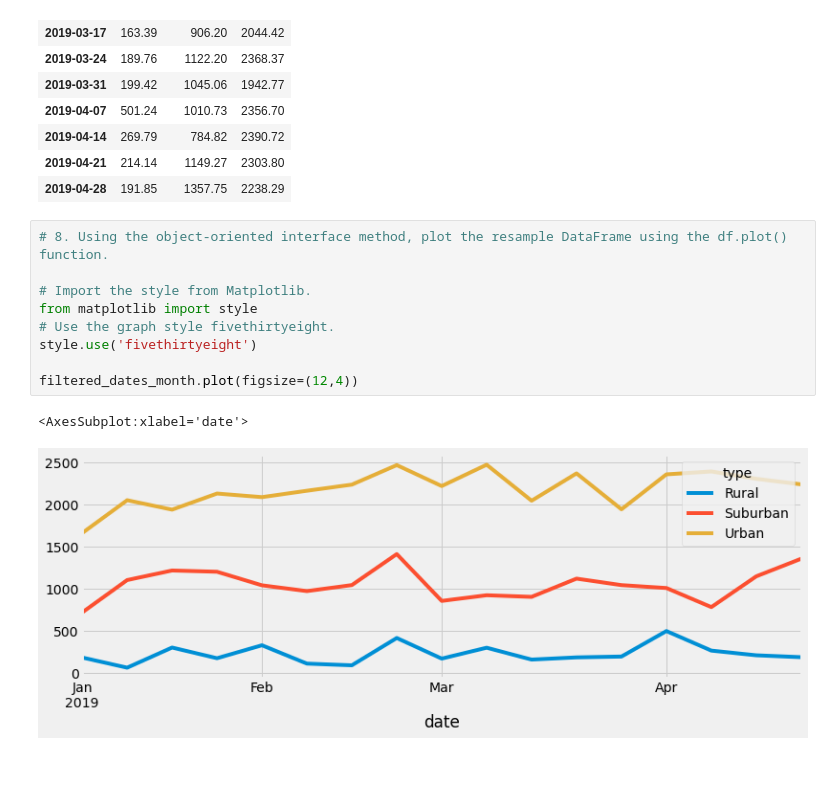
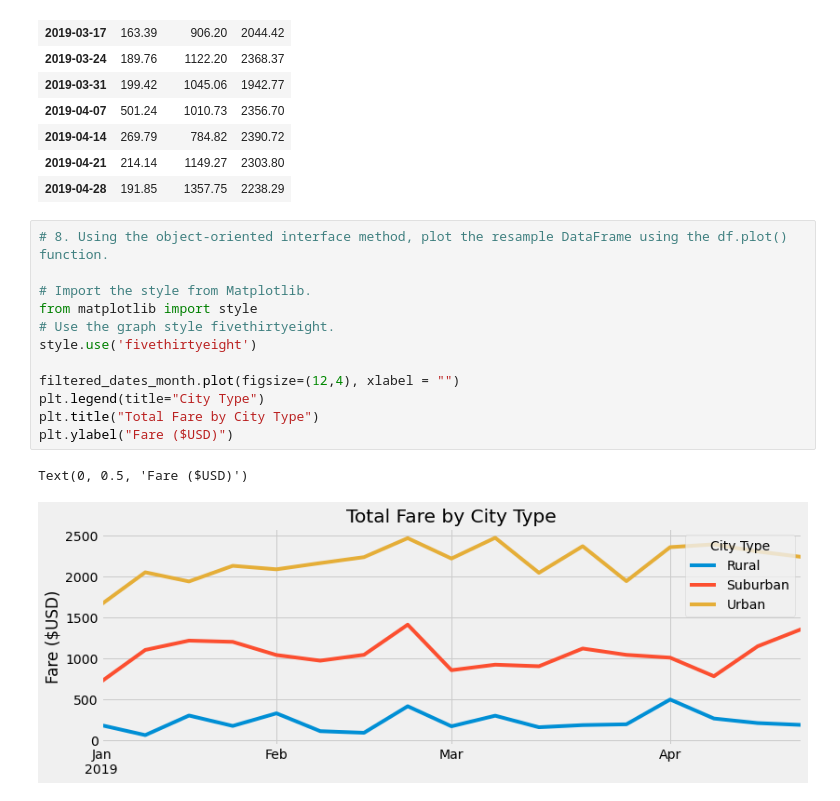
Before and after one commit to asliwinski23/PyBer_Analysis, a Jupyter notebook: PyBer_Challenge.ipynb, the cells around one changed output. Drawn from its saved outputs; the diff is of its cells as text; blank space fills up the shorter version.

```diff
--- a/PyBer_Challenge.ipynb
+++ b/PyBer_Challenge.ipynb
@@ -227,12 +214,15 @@ filtered_dates_month
 # %%
 # 8. Using the object-oriented interface method, plot the resample DataFrame using the df.plot() function.
 
 # Import the style from Matplotlib.
 from matplotlib import style
 # Use the graph style fivethirtyeight.
 style.use('fivethirtyeight')
 
-filtered_dates_month.plot(figsize=(12,4))
+filtered_dates_month.plot(figsize=(12,4), xlabel = "")
+plt.legend(title="City Type")
+plt.title("Total Fare by City Type")
+plt.ylabel("Fare ($USD)")
 # %% [output]
-<AxesSubplot:xlabel='date'>
+Text(0, 0.5, 'Fare ($USD)')
-[figure, old version]
+[figure, new version]
```
Also changed, not shown: parts of 6 cells of this notebook, 8 other files.
